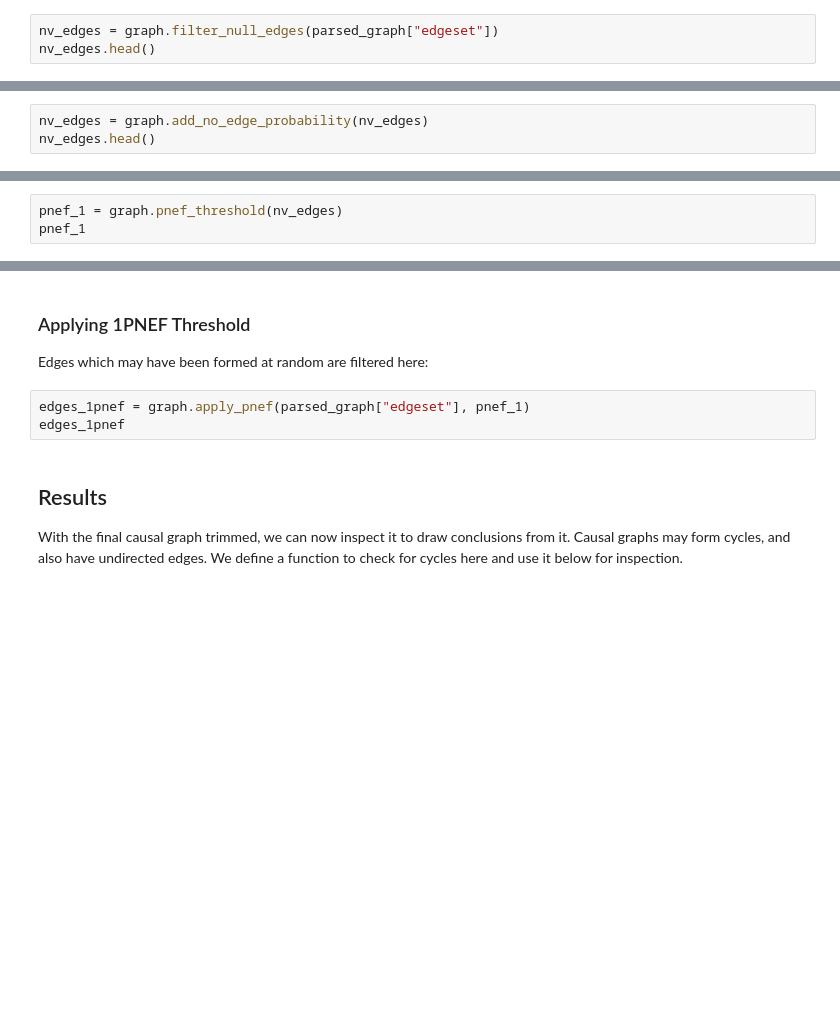
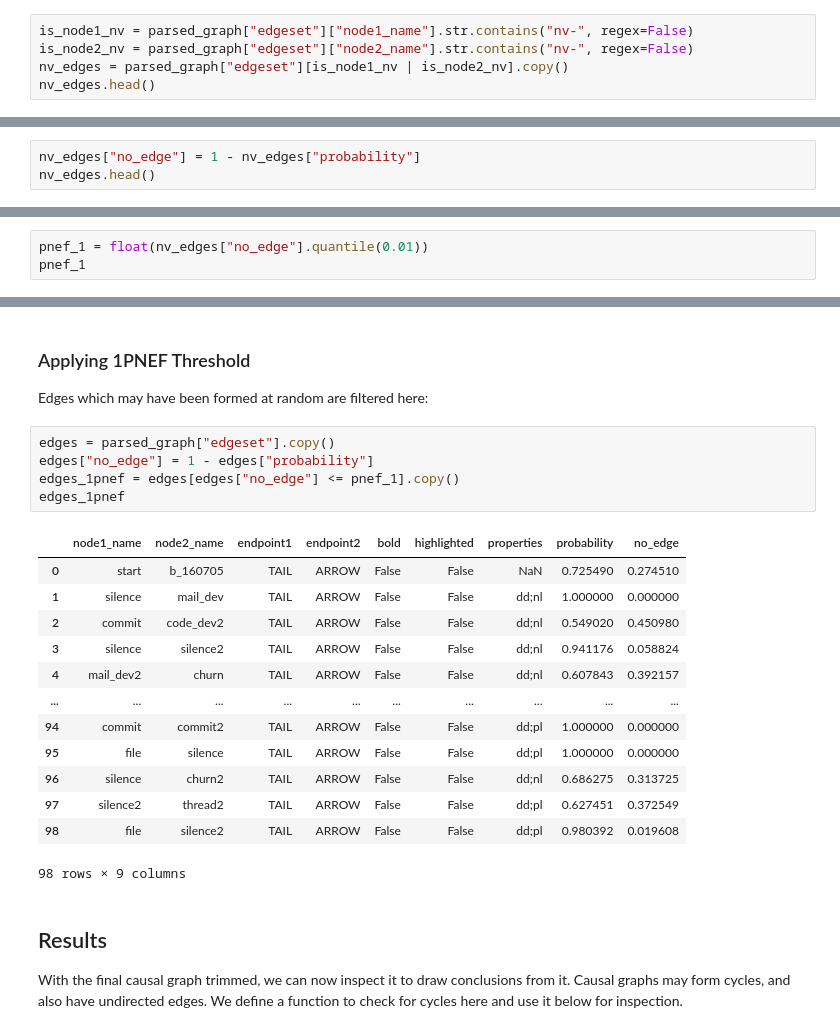
Before and after one commit to phuong808/pykumu, a Jupyter notebook: vignettes/issue_causal_analysis.ipynb, the cells around one changed output, grey strips where cells are left out. Saved outputs shown, nothing was run; the diff lists cells and outputs as text; blank space fills up the shorter version.

```diff
--- a/vignettes/issue_causal_analysis.ipynb
+++ b/vignettes/issue_causal_analysis.ipynb
@@ -431,5 +421,7 @@ parsed_graph["edge_type_probabilities"].head()
 
 As noted, our interest is to derive a threshold for the final causal search, using the information of this bootstrapped null feature causal search between the actual variables, and the random features. By this randome dge definition, our first step is to subset the `edgeset`table  to contain only the edge pairs that include null variables. A sample is shown below of the table where at least one of the two nodes is nv:
 # %%
-nv_edges = graph.filter_null_edges(parsed_graph["edgeset"])
+is_node1_nv = parsed_graph["edgeset"]["node1_name"].str.contains("nv-", regex=False)
+is_node2_nv = parsed_graph["edgeset"]["node2_name"].str.contains("nv-", regex=False)
+nv_edges = parsed_graph["edgeset"][is_node1_nv | is_node2_nv].copy()
 nv_edges.head()
@@ -436,5 +432,5 @@ nv_edges.head()
 # %% [markdown]
 Next, we can derive a no_edge probability by subtracting 1 from the `probability` value.
 # %%
-nv_edges = graph.add_no_edge_probability(nv_edges)
+nv_edges["no_edge"] = 1 - nv_edges["probability"]
 nv_edges.head()
@@ -441,5 +441,5 @@ nv_edges.head()
 # %% [markdown]
 Our goal then is to identify the first percentile value of the no edge probability, i.e. the 1st percentile NoEdge Frequency value (1PNEF):
 # %%
-pnef_1 = graph.pnef_threshold(nv_edges)
+pnef_1 = float(nv_edges["no_edge"].quantile(0.01))
 pnef_1
@@ -539,8 +559,24 @@ print(parsed_graph["edge_type_probabilities"].head())
 
 Edges which may have been formed at random are filtered here:
 # %%
-edges_1pnef = graph.apply_pnef(parsed_graph["edgeset"], pnef_1)
+edges = parsed_graph["edgeset"].copy()
+edges["no_edge"] = 1 - edges["probability"]
+edges_1pnef = edges[edges["no_edge"] <= pnef_1].copy()
 edges_1pnef
+# %% [output]
+|  | node1_name | node2_name | endpoint1 | endpoint2 | bold | highlighted | properties | probability | no_edge |
+| 0 | start | b_160705 | TAIL | ARROW | False | False | NaN | 0.725490 | 0.274510 |
+| 1 | silence | mail_dev | TAIL | ARROW | False | False | dd;nl | 1.000000 | 0.000000 |
+| 2 | commit | code_dev2 | TAIL | ARROW | False | False | dd;nl | 0.549020 | 0.450980 |
+| 3 | silence | silence2 | TAIL | ARROW | False | False | dd;nl | 0.941176 | 0.058824 |
+| 4 | mail_dev2 | churn | TAIL | ARROW | False | False | dd;nl | 0.607843 | 0.392157 |
+| ... | ... | ... | ... | ... | ... | ... | ... | ... | ... |
+| 94 | commit | commit2 | TAIL | ARROW | False | False | dd;pl | 1.000000 | 0.000000 |
+| 95 | file | silence | TAIL | ARROW | False | False | dd;pl | 1.000000 | 0.000000 |
+| 96 | silence | churn2 | TAIL | ARROW | False | False | dd;nl | 0.686275 | 0.313725 |
+| 97 | silence2 | thread2 | TAIL | ARROW | False | False | dd;pl | 0.627451 | 0.372549 |
+| 98 | file | silence2 | TAIL | ARROW | False | False | dd;pl | 0.980392 | 0.019608 |
+98 rows × 9 columns
 # %% [markdown]
 ## Results
 
```
Also changed, not shown: parts of 10 cells of this notebook, 20 other files.
